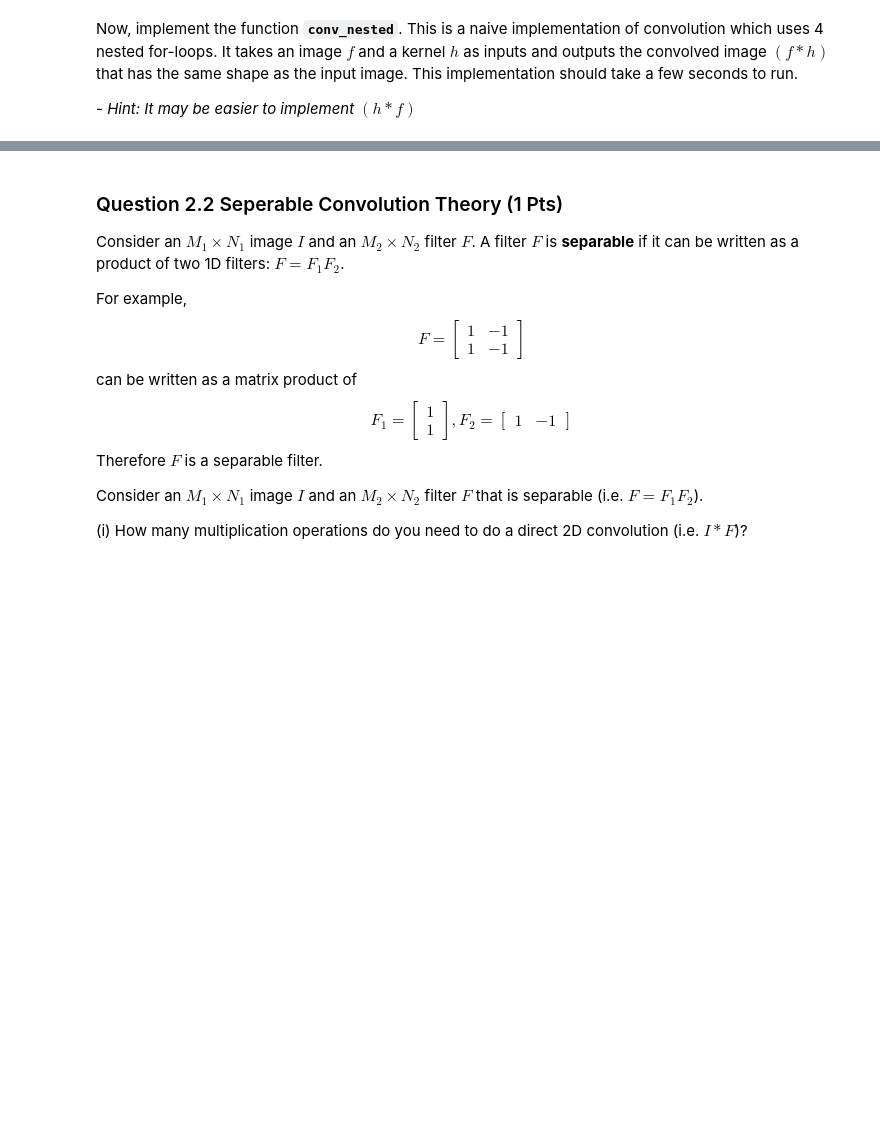
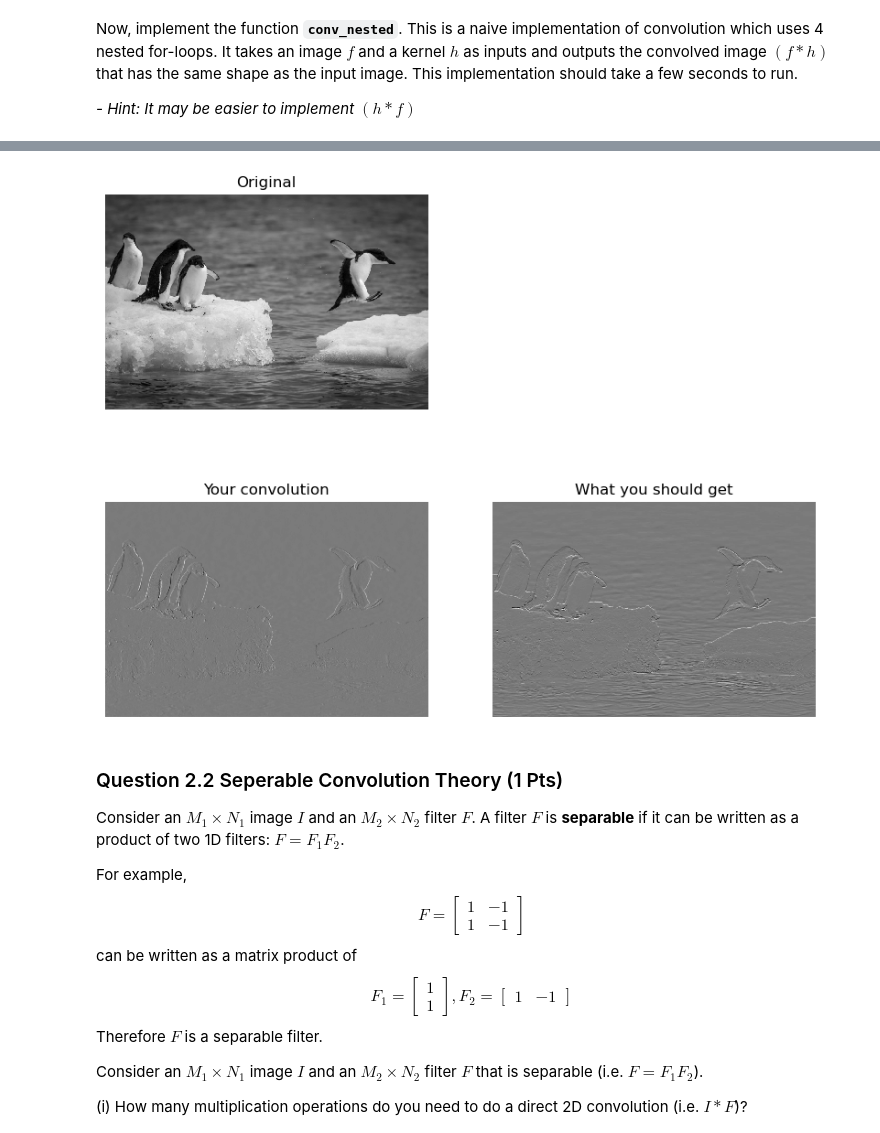
Before and after one commit to eliaslehner/computer_vision, a Jupyter notebook: 02/exercise_2.ipynb, the cells around one changed output, grey strips where cells are left out. Saved outputs shown, nothing was run; the diff lists cells and outputs as text; code cells hidden in the pictures; blank space fills up the shorter version.

```diff
--- a/02/exercise_2.ipynb
+++ b/02/exercise_2.ipynb
@@ -343,28 +351,37 @@ AssertionError: Your solution is not correct.
 # %%
 # Feel free to change the kernel to see different outputs.
+
+kernel = np.array(
+[
+    [-1,0,1],
+    [-2,0,2],
+    [-1,0,1]
+])
 
 out = conv_nested(img, kernel)
 
 # Plot original image
 plt.subplot(2,2,1)
 plt.imshow(img)
 plt.title('Original')
 plt.axis('off')
 
 # Plot your convolved image
 plt.subplot(2,2,3)
 plt.imshow(out)
 plt.title('Your convolution')
 plt.axis('off')
 
 # Plot what you should get
 solution_img = io.imread('imgs/convolved_penguin.jpeg')
 plt.subplot(2,2,4)
 plt.imshow(solution_img)
 plt.title('What you should get')
 plt.axis('off')
 
 plt.show()
+# %% [output]
+[figure, added]
 # %% [markdown]
 ### Question 2.2 Seperable Convolution Theory (1 Pts)
 
```
Also changed, not shown: parts of 11 cells of this notebook.
